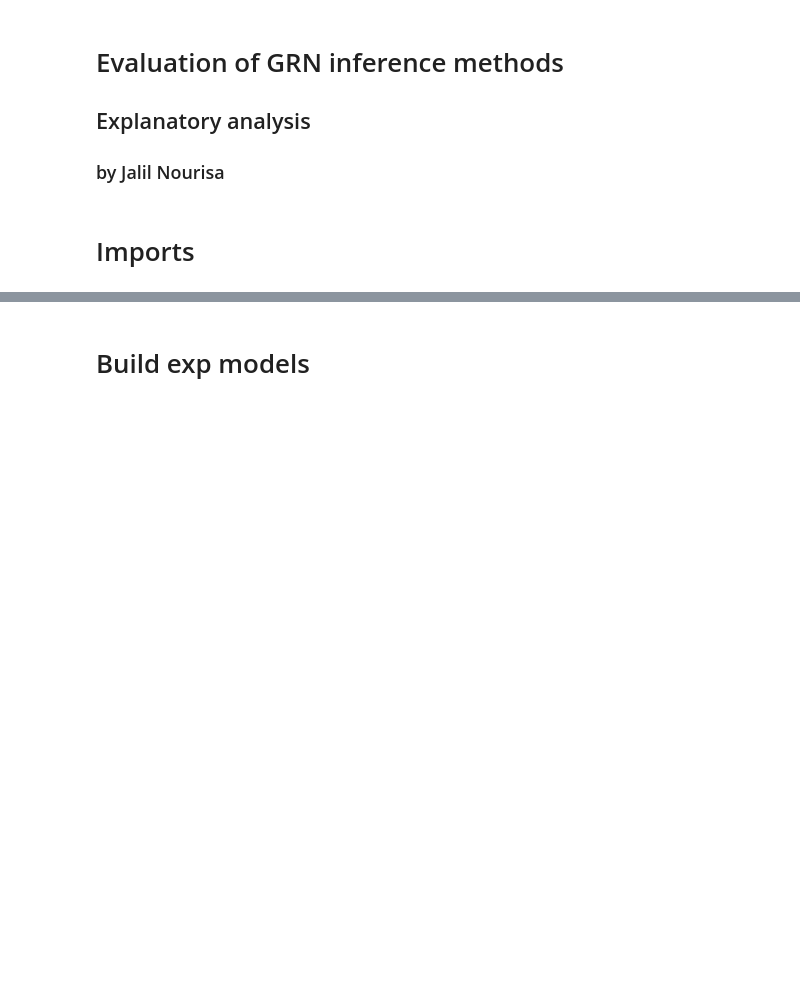
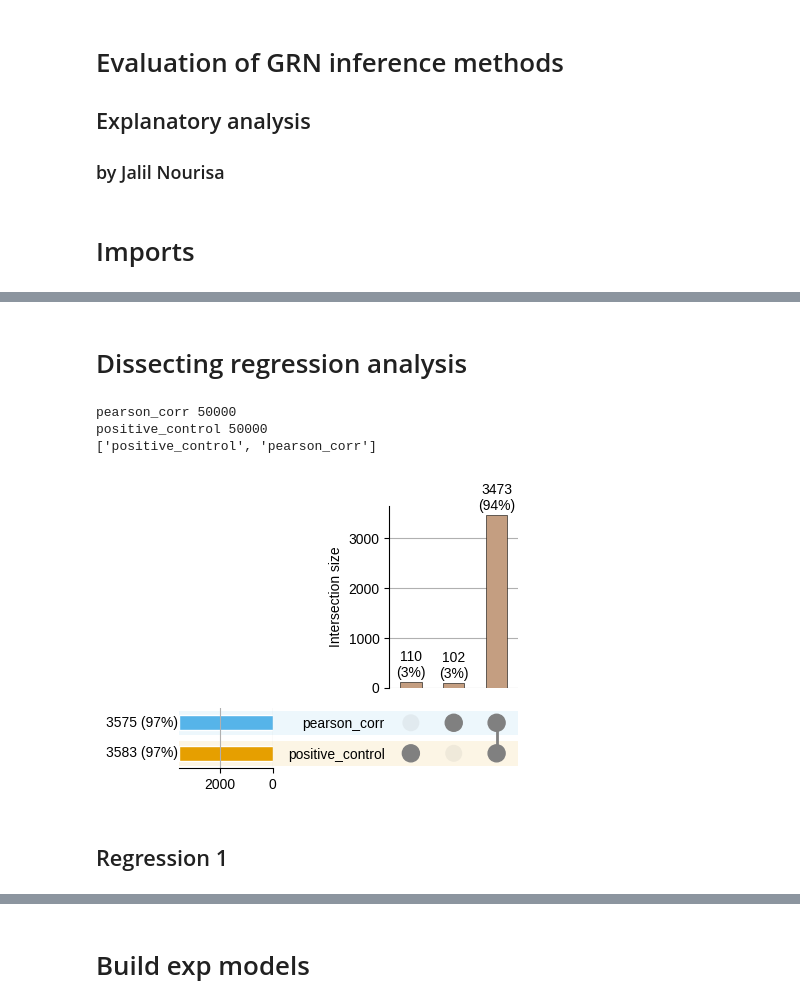
Before and after one commit to janursa/grn_benchmark, a Jupyter notebook: notebooks/explanatory_analysis.ipynb, the cells around one changed output, grey strips where cells are left out. Cells and saved outputs as stored; diff of their text form; code cells hidden in the pictures; blank space fills up the shorter version.

Commit message:
major change to explanatory analysis

```diff
--- a/notebooks/explanatory_analysis.ipynb
+++ b/notebooks/explanatory_analysis.ipynb
@@ -59,3 +103,59 @@ if False: # figr extended grn
     net = net[['PeakRanges', 'Gene']].drop_duplicates().reset_index(drop=True)
     net.columns = ['peak','target']
     net.to_csv(f'{task_grn_inference_dir}/resources/grn_models/peak_gene/figr.csv')
+# %% [markdown]
+# Dissecting regression analysis
+# %%
+dataset = 'replogle2' #'nakatake' #op'
+
+if dataset == 'op':
+    layer = 'pearson'
+    perturb_col = 'sm_name'
+elif dataset in ['replogle2', 'nakatake']:
+    layer = 'X'
+    perturb_col = 'perturbation'
+else:
+    raise ValueError('define first')
+
+par = {
+    # 'grn_models': ['pearson_corr', 'positive_control', 'celloracle', 'grnboost2', 'scenicplus'],
+    # 'grn_models': ['pearson_corr', 'positive_control', 'scenic', 'grnboost2', 'portia'],
+    'grn_models': ['pearson_corr', 'positive_control'],
+    'grn_models_dir': f'{task_grn_inference_dir}/resources/grn_models/{dataset}/',
+    'evaluation_data': f'{task_grn_inference_dir}/resources/evaluation_datasets/{dataset}_perturbation.h5ad',
+    'layer': layer,
+    'consensus':  f'../output/{dataset}_consensus-num-regulators.json',
+    'tf_all': f'{task_grn_inference_dir}/resources/prior/tf_all.csv',
+    'static_only': False,
+    'num_workers': 4,
+    'apply_tf': True,
+    'apply_skeleton': False,
+    'verbose': 2,
+    'max_n_links': 50_000
+}
+
+
+exp_objs_dict = {}
+
+for model in par['grn_models']:
+    par['grn_model'] = f"{par['grn_models_dir']}/{model}.csv"
+    if not os.path.exists(par['grn_model']):
+        print(model, ' is skipped')
+        continue
+    net = pd.read_csv(par['grn_model'])
+
+    print(model, len(net))
+    obj = Exp_analysis(net)
+    obj.calculate_basic_stats()
+    exp_objs_dict[model] = obj
+
+
+interaction_info = create_interaction_info(exp_objs_dict)
+fig = plot_interactions(interaction_info['target'], min_subset_size = 1, min_degree=1, color_map=None)
+# %% [output]
+pearson_corr 50000
+positive_control 50000
+['positive_control', 'pearson_corr']
+[figure, added]
+# %% [markdown]
+## Regression 1
```
Also changed, not shown: parts of 68 cells of this notebook, 14 other files.
